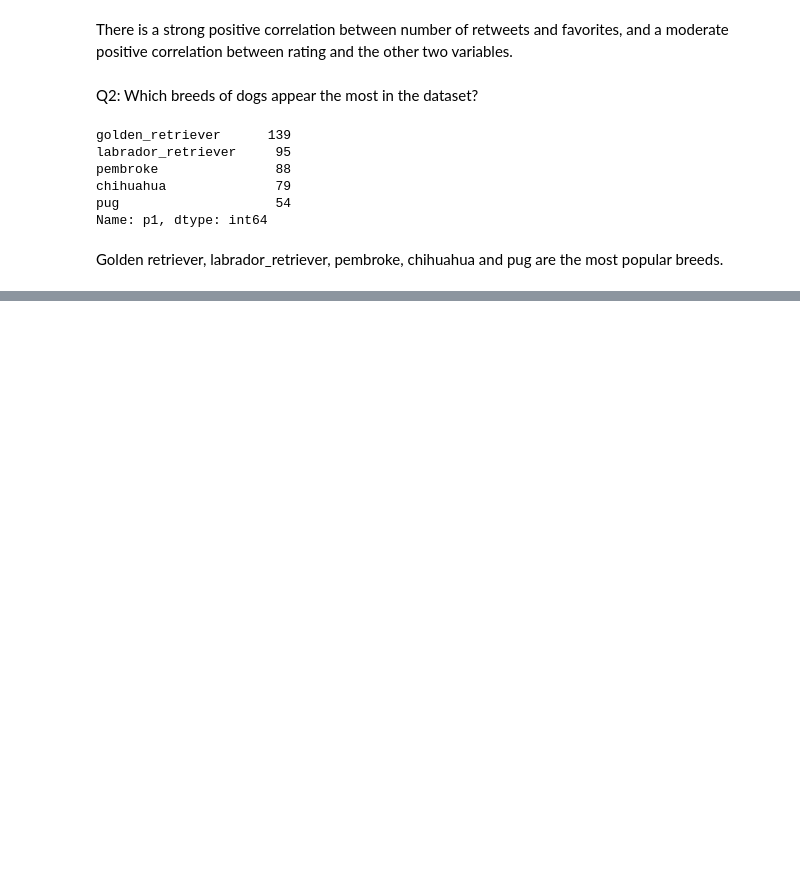
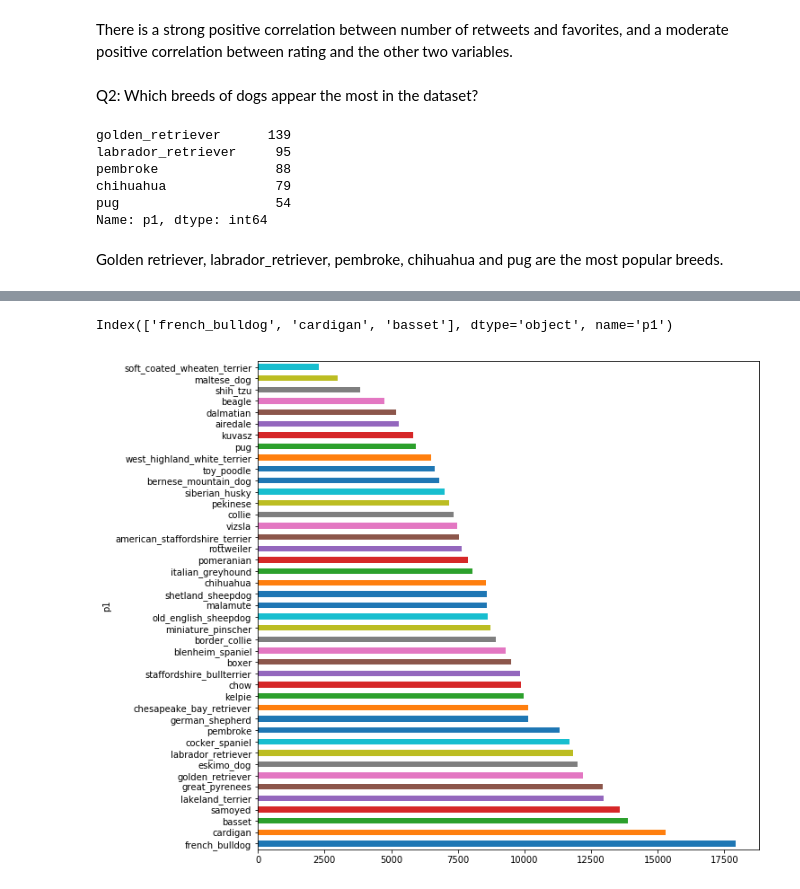
Before and after one commit to jgu1989/UdacityDataAnalystNanodegree, a Jupyter notebook: 4_Wrangle_Analyze/wrangle_act.ipynb, the cells around one changed output, grey strips where cells are left out. Saved outputs shown, nothing was run; the diff lists cells and outputs as text; code cells hidden in the pictures; blank space fills up the shorter version.

```diff
--- a/4_Wrangle_Analyze/wrangle_act.ipynb
+++ b/4_Wrangle_Analyze/wrangle_act.ipynb
@@ -743,0 +776,5 @@ df_inner.head()
+# %%
+ave('favorite_count')
+# %% [output]
+Index(['french_bulldog', 'cardigan', 'basset'], dtype='object', name='p1')
+[figure, added]
```
Also changed, not shown: parts of 8 cells of this notebook.
